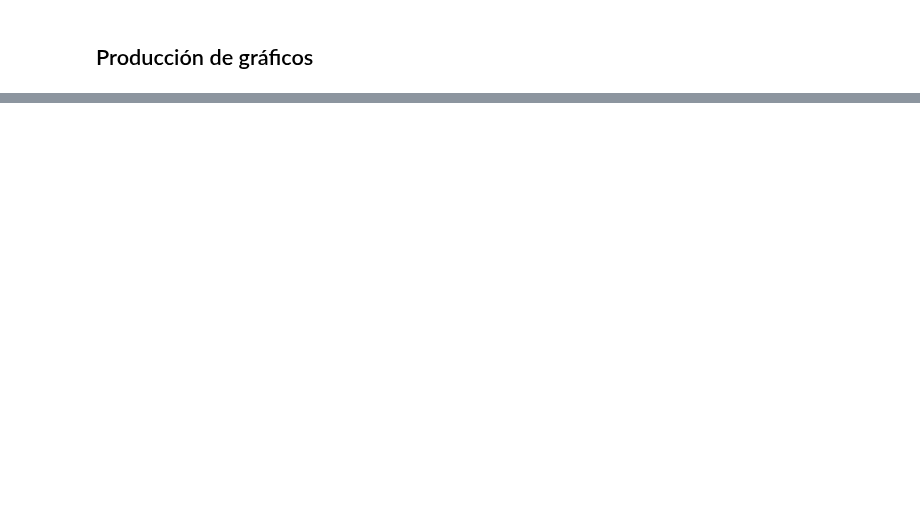
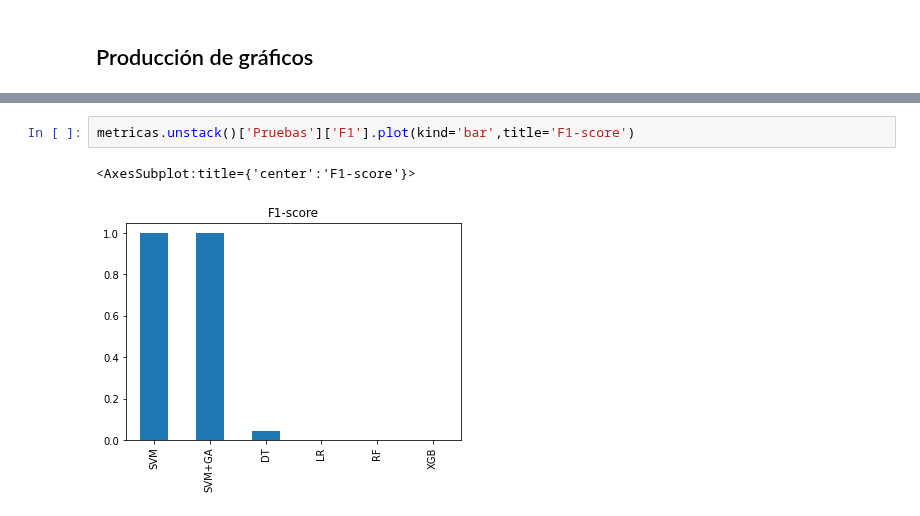
Before and after one commit to Project-ML-PUCP/BankruptcyTaiwan, a Jupyter notebook: 03. Codigo/04. Evaluation.ipynb, the cells around one changed output, grey strips where cells are left out. Saved outputs shown, nothing was run; the diff lists cells and outputs as text; blank space fills up the shorter version.

```diff
--- a/03. Codigo/04. Evaluation.ipynb
+++ b/03. Codigo/04. Evaluation.ipynb
@@ -299,0 +247,5 @@ Entrenamiento & \multicolumn{5}{l}{Pruebas} \\
+# %%
+metricas.unstack()['Pruebas']['F1'].plot(kind='bar',title='F1-score')
+# %% [output]
+<AxesSubplot:title={'center':'F1-score'}>
+[figure, added]
```
Also changed, not shown: parts of 13 cells of this notebook.
